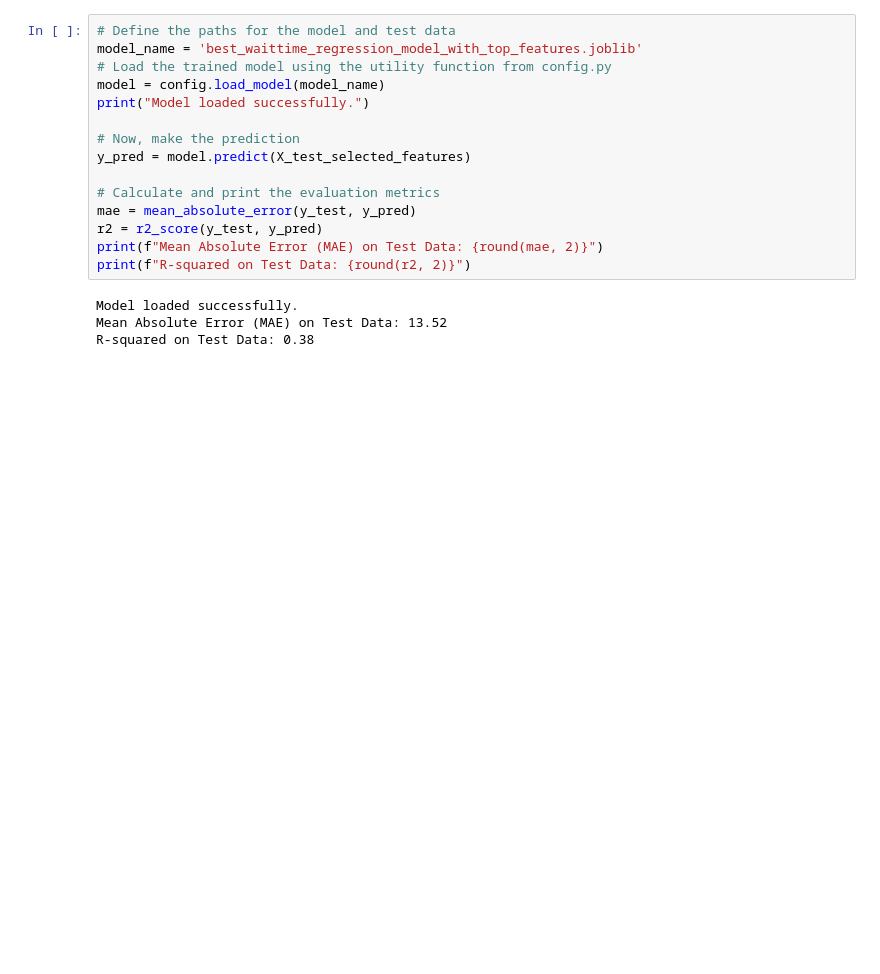
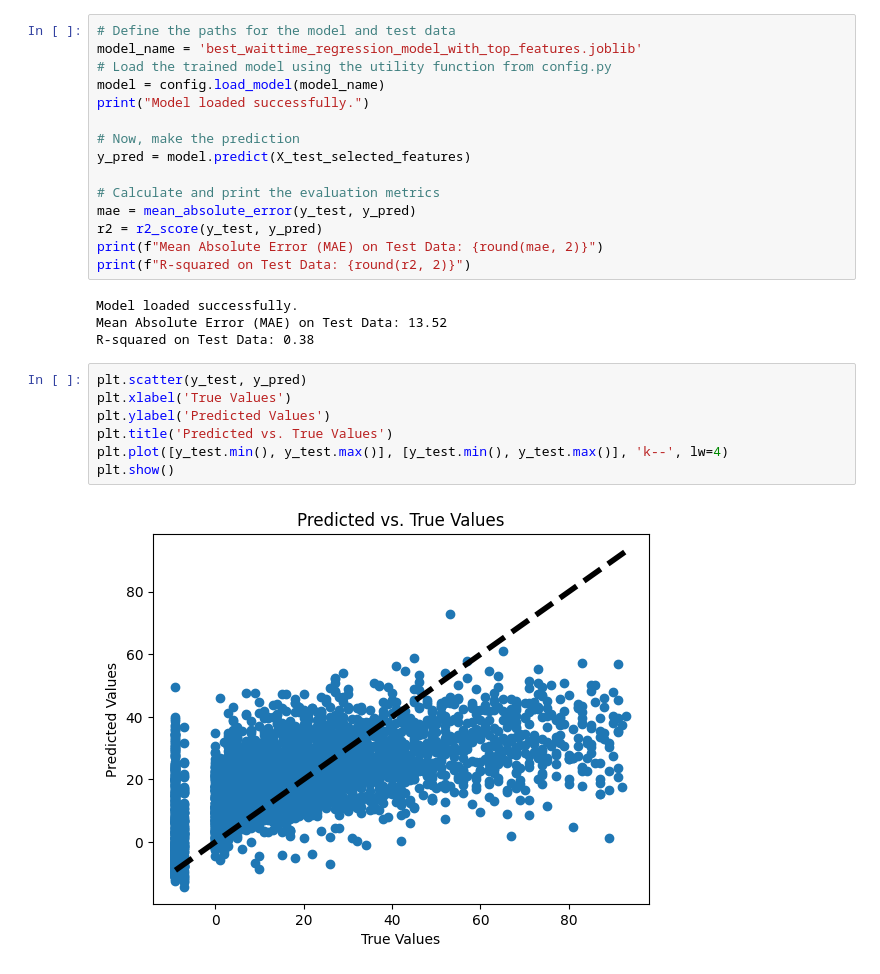
Before and after one commit to jeancheri/EDPredictiveEfficiency, a Jupyter notebook: scripts/model_evaluation/waittime_regression_final_evaluation.ipynb, the cells around one changed output. Saved outputs shown, nothing was run; the diff lists cells and outputs as text; blank space fills up the shorter version.

```diff
--- a/scripts/model_evaluation/waittime_regression_final_evaluation.ipynb
+++ b/scripts/model_evaluation/waittime_regression_final_evaluation.ipynb
@@ -68,3 +76,12 @@ print(f"R-squared on Test Data: {round(r2, 2)}")
 Model loaded successfully.
 Mean Absolute Error (MAE) on Test Data: 13.52
 R-squared on Test Data: 0.38
+# %%
+plt.scatter(y_test, y_pred)
+plt.xlabel('True Values')
+plt.ylabel('Predicted Values')
+plt.title('Predicted vs. True Values')
+plt.plot([y_test.min(), y_test.max()], [y_test.min(), y_test.max()], 'k--', lw=4)
+plt.show()
+# %% [output]
+[figure, added]
```
Also changed, not shown: parts of 2 cells of this notebook, 21 other files.
